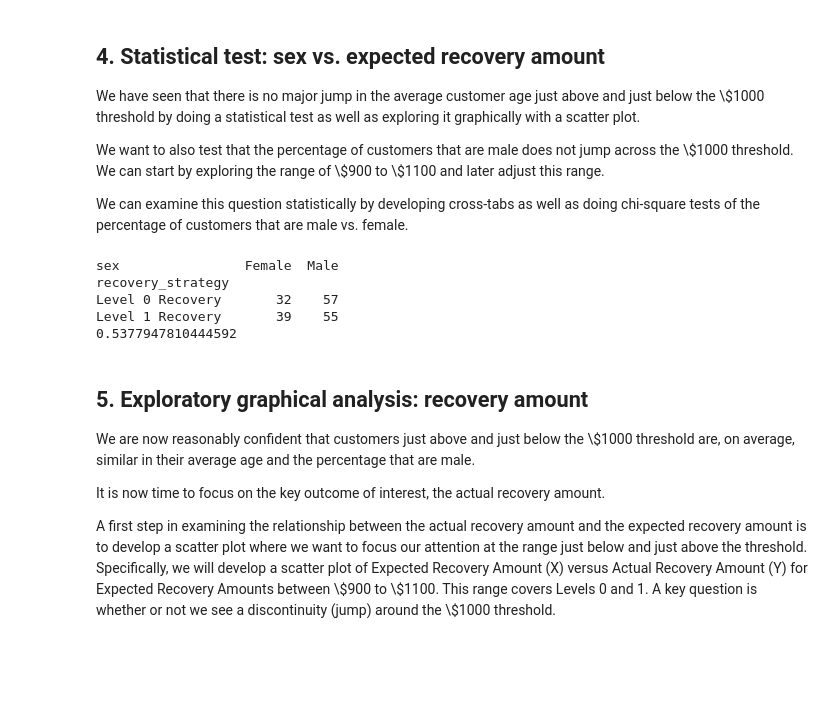
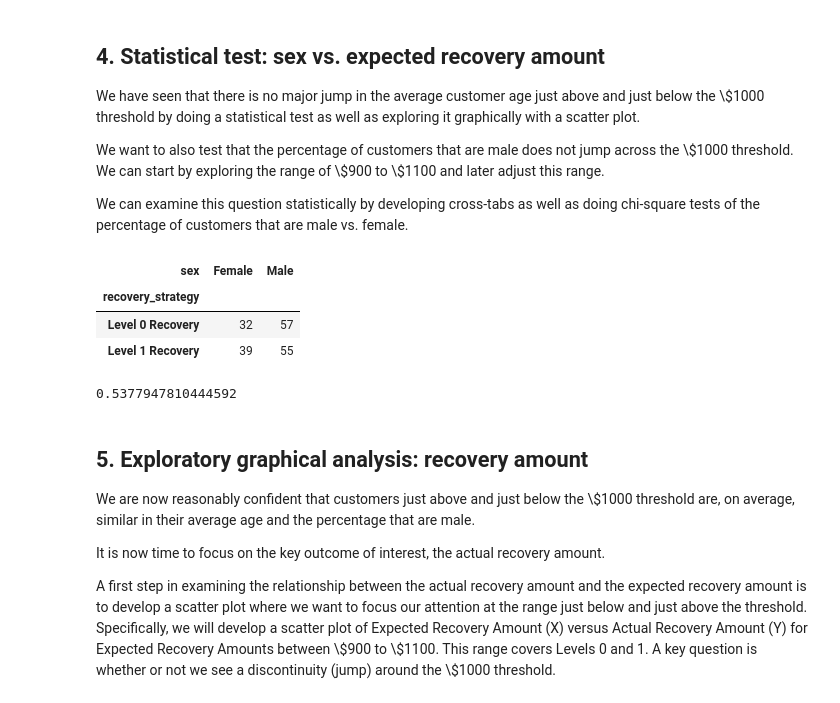
Before and after one commit to copev313/Which-Debts-Are-Worth-the-Banks-Effort, a Jupyter notebook: notebook.ipynb, the cells around one changed output. Cells and saved outputs as stored; diff of their text form; code cells hidden in the pictures; blank space fills up the shorter version.

```diff
--- a/notebook.ipynb
+++ b/notebook.ipynb
@@ -74,21 +72,21 @@ below the \$1000 threshold by doing a statistical test as well as exploring it g
 # %%
 # Number of customers in each category
 crosstab = pd.crosstab(df.loc[(df['expected_recovery_amount']<1100) &
                               (df['expected_recovery_amount']>=900)]['recovery_strategy'],
                        df['sex'])
-# Print table
-print(crosstab)
+# Display table
+display(crosstab)
 
 # Chi-square test
 chi2_stat, p_val, dof, ex = stats.chi2_contingency(crosstab)
 
 # Print p-value
 print(p_val)
 # %% [output]
+| sex | Female | Male |
+| recovery_strategy |  |  |
+| Level 0 Recovery | 32 | 57 |
+| Level 1 Recovery | 39 | 55 |
-sex                Female  Male
-recovery_strategy
-Level 0 Recovery       32    57
-Level 1 Recovery       39    55
 0.5377947810444592
 # %% [markdown]
 ## 5. Exploratory graphical analysis: recovery amount
```
Also changed, not shown: parts of 5 cells of this notebook.
